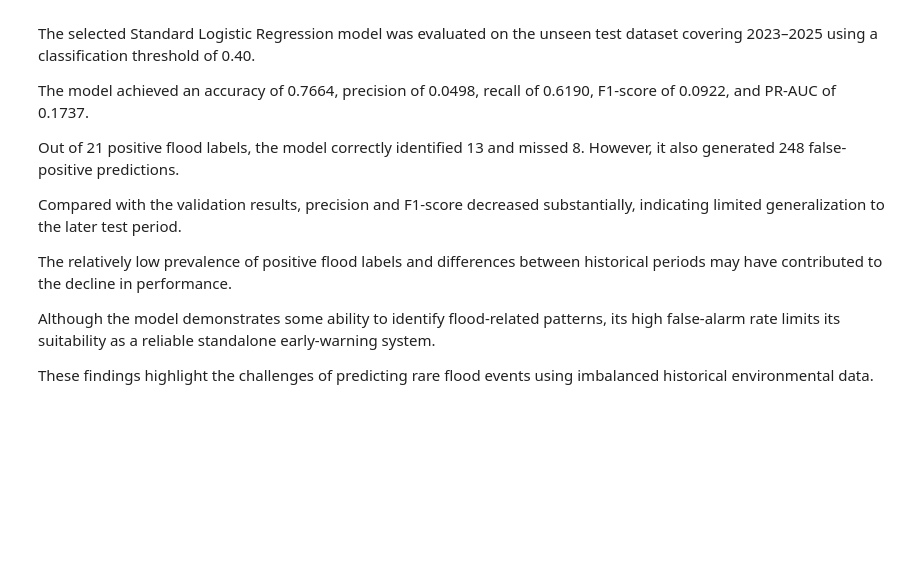
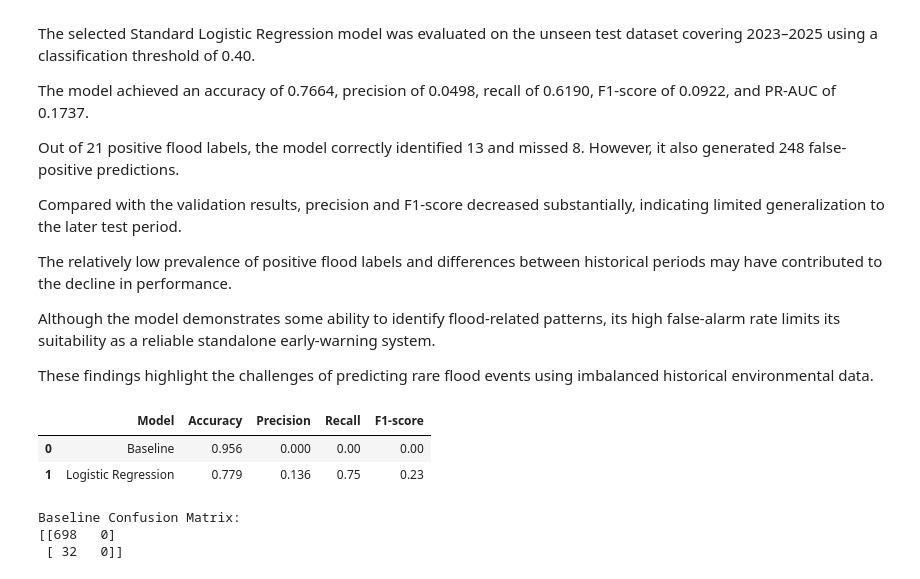
Before and after one commit to Burzo572/dsb_project, a Jupyter notebook: Logistic_Regression_Modeling_Janko.ipynb, the cells around one changed output. Cells and saved outputs as stored; diff of their text form; code cells hidden in the pictures; blank space fills up the shorter version.

```diff
--- a/Logistic_Regression_Modeling_Janko.ipynb
+++ b/Logistic_Regression_Modeling_Janko.ipynb
@@ -769,3 +772,41 @@ The relatively low prevalence of positive flood labels and differences between h
 Although the model demonstrates some ability to identify flood-related patterns, its high false-alarm rate limits its suitability as a reliable standalone early-warning system.
 
 These findings highlight the challenges of predicting rare flood events using imbalanced historical environmental data.
+# %%
+# Baseline model
+baseline = DummyClassifier(strategy="most_frequent")
+baseline.fit(X_train_A, y_train)
+
+# Baseline predictions
+y_baseline = baseline.predict(X_val_A)
+
+# Logistic Regression predictions
+# Using the previously selected threshold
+y_logistic = (y_val_proba_standard >= 0.40).astype(int)
+
+# Compare both models
+comparison = []
+
+for name, predictions in [
+    ("Baseline", y_baseline),
+    ("Logistic Regression", y_logistic)]:
+    comparison.append({
+        "Model": name,
+        "Accuracy": accuracy_score(y_val, predictions),
+        "Precision": precision_score(y_val, predictions, zero_division=0),
+        "Recall": recall_score(y_val, predictions, zero_division=0),
+        "F1-score": f1_score(y_val, predictions, zero_division=0)})
+
+comparison_df = pd.DataFrame(comparison)
+
+display(comparison_df.round(3))
+
+print("Baseline Confusion Matrix:")
+print(confusion_matrix(y_val, y_baseline))
+# %% [output]
+|  | Model | Accuracy | Precision | Recall | F1-score |
+| 0 | Baseline | 0.956 | 0.000 | 0.00 | 0.00 |
+| 1 | Logistic Regression | 0.779 | 0.136 | 0.75 | 0.23 |
+Baseline Confusion Matrix:
+[[698   0]
+ [ 32   0]]
```
Also changed, not shown: parts of 5 cells of this notebook.
